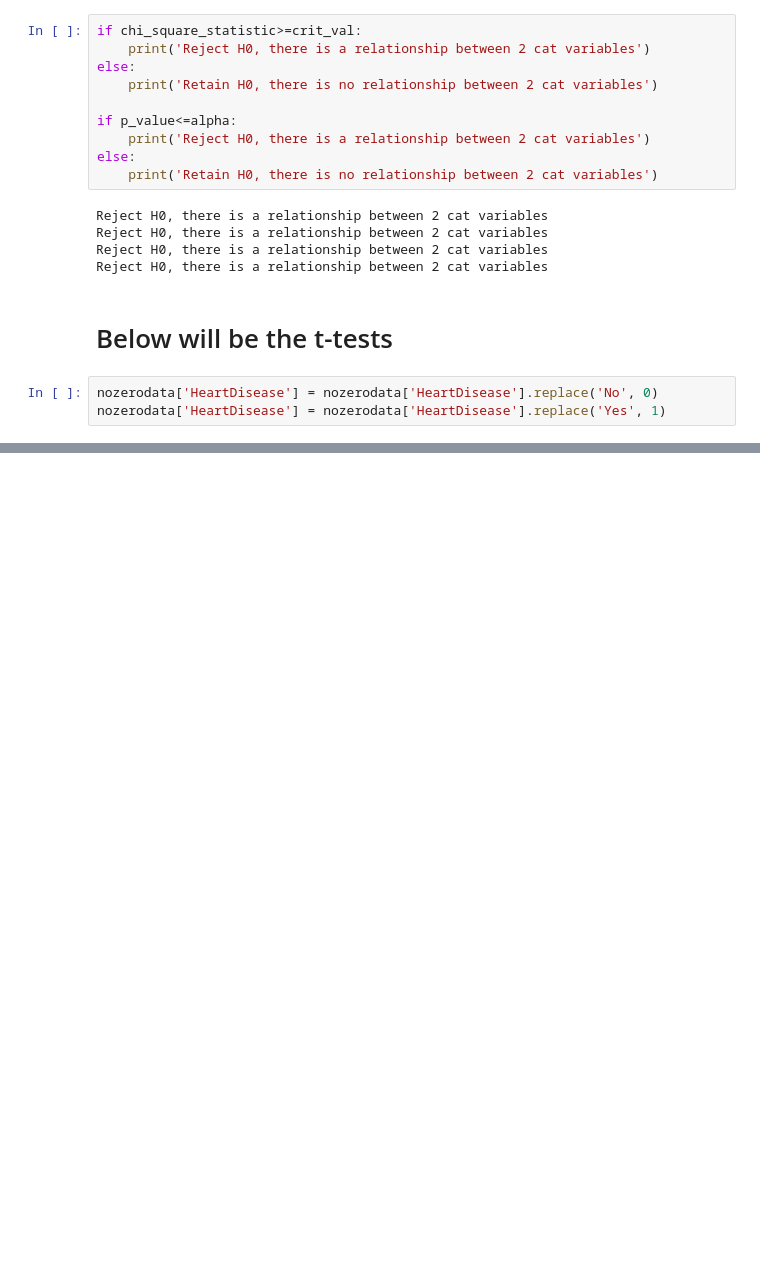
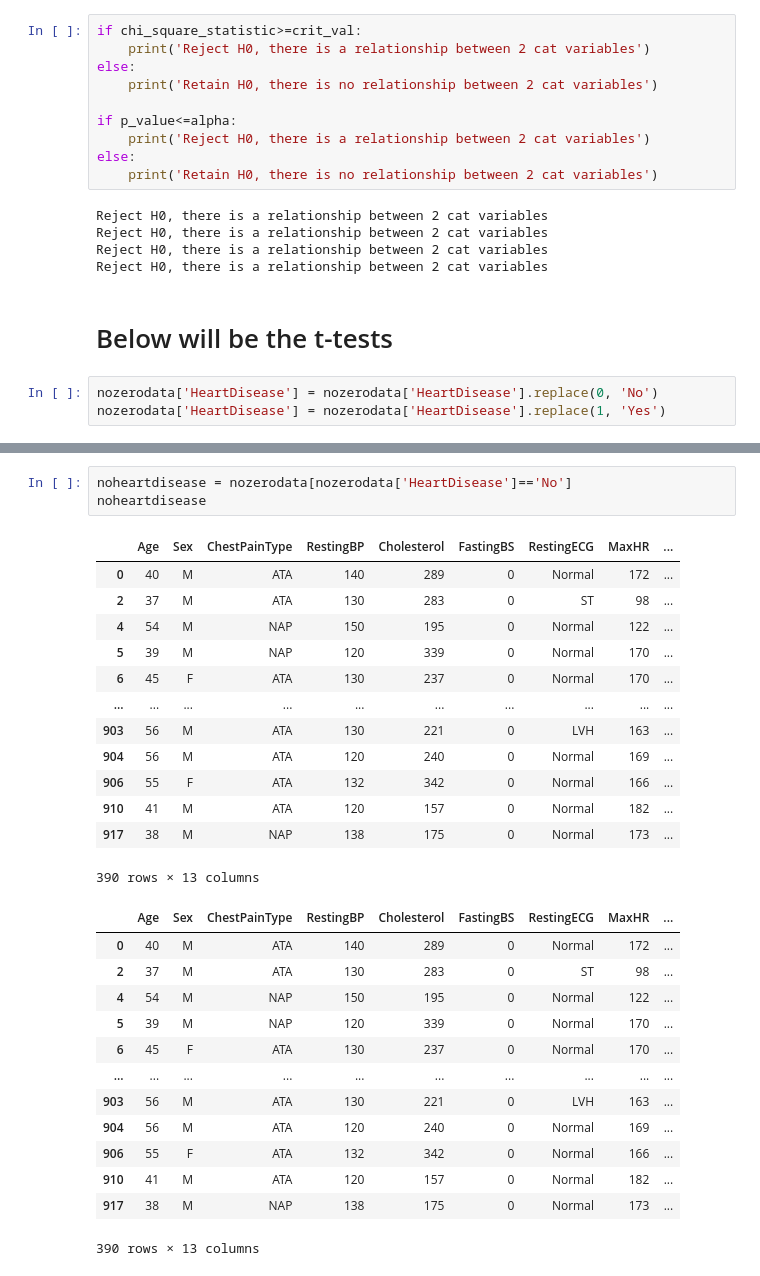
Before and after one commit to mdyer93/Capstone, a Jupyter notebook: EDA_Capstone.ipynb, the cells around one changed output, grey strips where cells are left out. Drawn from its saved outputs; the diff is of its cells as text; blank space fills up the shorter version.

```diff
--- a/EDA_Capstone.ipynb
+++ b/EDA_Capstone.ipynb
@@ -843,8 +843,8 @@ Reject H0, there is a relationship between 2 cat variables
 # %% [markdown]
 # Below will be the t-tests
 # %%
-nozerodata['HeartDisease'] = nozerodata['HeartDisease'].replace('No', 0)
-nozerodata['HeartDisease'] = nozerodata['HeartDisease'].replace('Yes', 1)
+nozerodata['HeartDisease'] = nozerodata['HeartDisease'].replace(0, 'No')
+nozerodata['HeartDisease'] = nozerodata['HeartDisease'].replace(1, 'Yes')
 # %% [output]
 A value is trying to be set on a copy of a slice from a DataFrame.
 Try using .loc[row_indexer,col_indexer] = value instead
@@ -868,0 +869,30 @@ See the caveats in the documentation: https://pandas.pydata.org/pandas-docs/stab
+# %%
+noheartdisease = nozerodata[nozerodata['HeartDisease']=='No']
+noheartdisease
+# %% [output]
+|  | Age | Sex | ChestPainType | RestingBP | Cholesterol | FastingBS | RestingECG | MaxHR | ... |
+| 0 | 40 | M | ATA | 140 | 289 | 0 | Normal | 172 | ... |
+| 2 | 37 | M | ATA | 130 | 283 | 0 | ST | 98 | ... |
+| 4 | 54 | M | NAP | 150 | 195 | 0 | Normal | 122 | ... |
+| 5 | 39 | M | NAP | 120 | 339 | 0 | Normal | 170 | ... |
+| 6 | 45 | F | ATA | 130 | 237 | 0 | Normal | 170 | ... |
+| ... | ... | ... | ... | ... | ... | ... | ... | ... | ... |
+| 903 | 56 | M | ATA | 130 | 221 | 0 | LVH | 163 | ... |
+| 904 | 56 | M | ATA | 120 | 240 | 0 | Normal | 169 | ... |
+| 906 | 55 | F | ATA | 132 | 342 | 0 | Normal | 166 | ... |
+| 910 | 41 | M | ATA | 120 | 157 | 0 | Normal | 182 | ... |
+| 917 | 38 | M | NAP | 138 | 175 | 0 | Normal | 173 | ... |
+390 rows × 13 columns
+|  | Age | Sex | ChestPainType | RestingBP | Cholesterol | FastingBS | RestingECG | MaxHR | ... |
+| 0 | 40 | M | ATA | 140 | 289 | 0 | Normal | 172 | ... |
+| 2 | 37 | M | ATA | 130 | 283 | 0 | ST | 98 | ... |
+| 4 | 54 | M | NAP | 150 | 195 | 0 | Normal | 122 | ... |
+| 5 | 39 | M | NAP | 120 | 339 | 0 | Normal | 170 | ... |
+| 6 | 45 | F | ATA | 130 | 237 | 0 | Normal | 170 | ... |
+| ... | ... | ... | ... | ... | ... | ... | ... | ... | ... |
+| 903 | 56 | M | ATA | 130 | 221 | 0 | LVH | 163 | ... |
+| 904 | 56 | M | ATA | 120 | 240 | 0 | Normal | 169 | ... |
+| 906 | 55 | F | ATA | 132 | 342 | 0 | Normal | 166 | ... |
+| 910 | 41 | M | ATA | 120 | 157 | 0 | Normal | 182 | ... |
+| 917 | 38 | M | NAP | 138 | 175 | 0 | Normal | 173 | ... |
+390 rows × 13 columns
```
Also changed, not shown: parts of 15 cells of this notebook.
